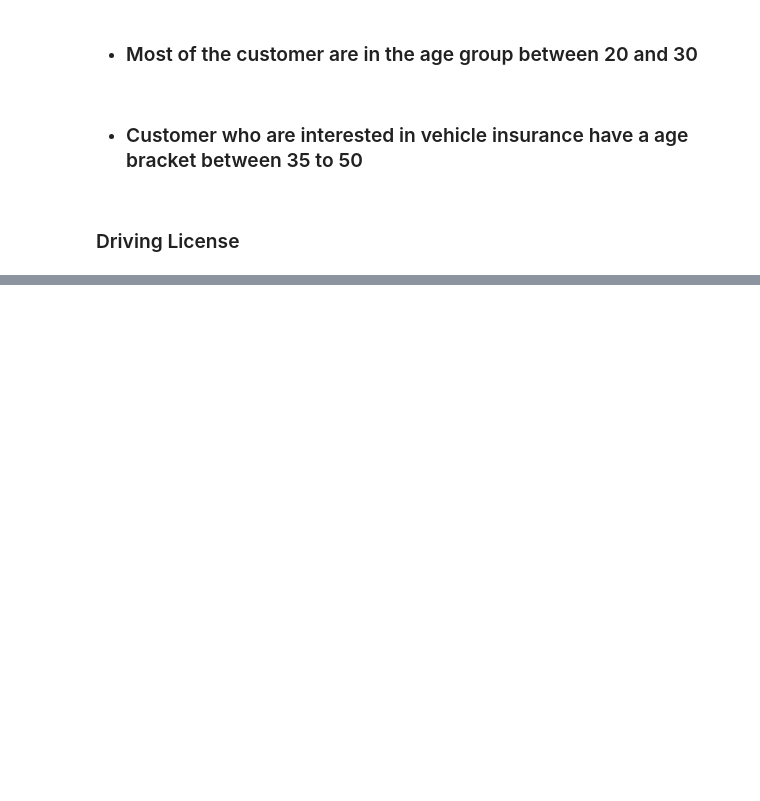
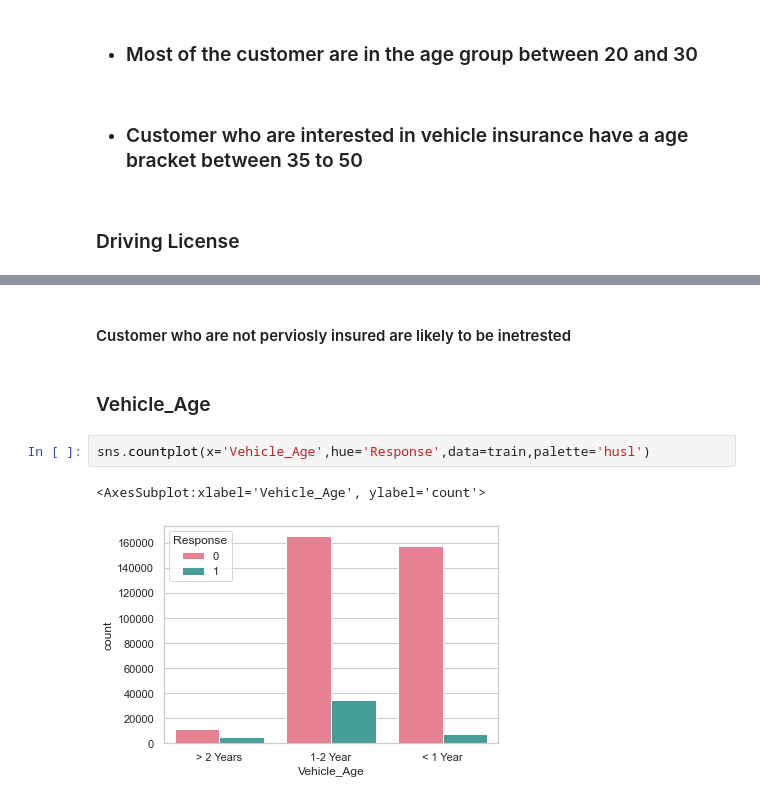
Before and after one commit to nehab13/Health_Insurance_Cross_Sell_Prediction, a Jupyter notebook: Health Insurance Cross Sell Prediction.ipynb, the cells around one changed output, grey strips where cells are left out. Drawn from its saved outputs; the diff is of its cells as text; blank space fills up the shorter version.

```diff
--- a/Health Insurance Cross Sell Prediction.ipynb
+++ b/Health Insurance Cross Sell Prediction.ipynb
@@ -156,0 +176,9 @@ Most of the people have Driving License
+# %% [markdown]
+#### Customer who are not perviosly insured are likely to be inetrested
+# %% [markdown]
+### Vehicle_Age
+# %%
+sns.countplot(x='Vehicle_Age',hue='Response',data=train,palette='husl')
+# %% [output]
+<AxesSubplot:xlabel='Vehicle_Age', ylabel='count'>
+[figure, added]
```
Also changed, not shown: parts of 37 cells of this notebook.
